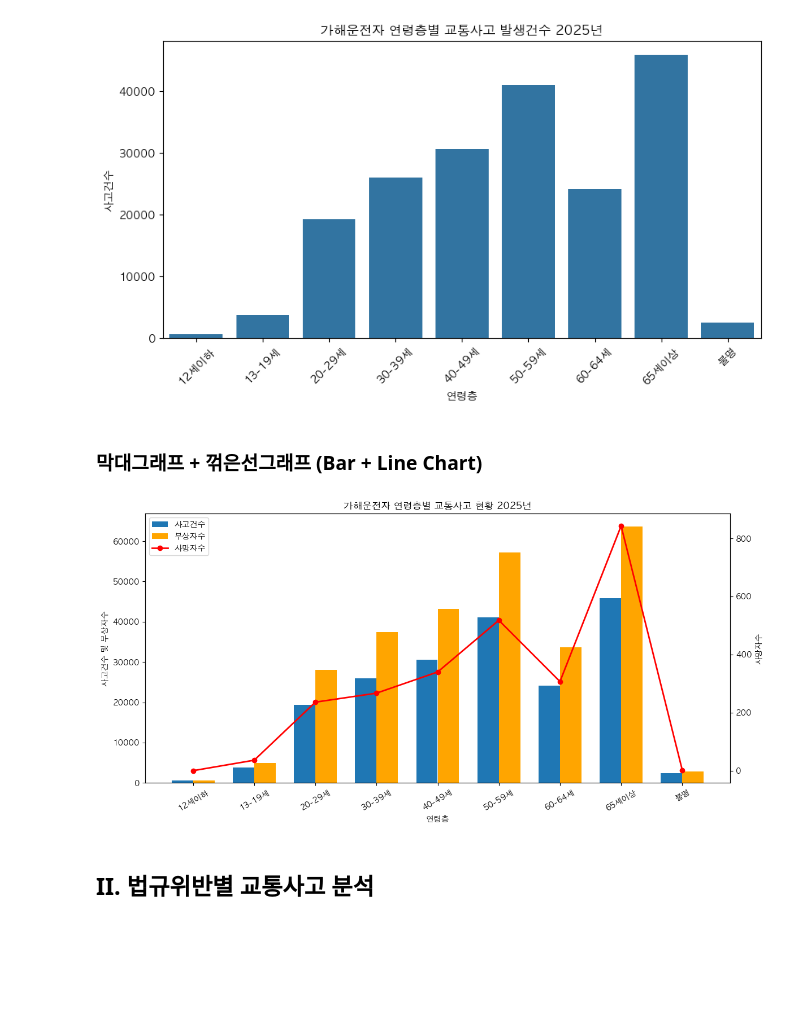
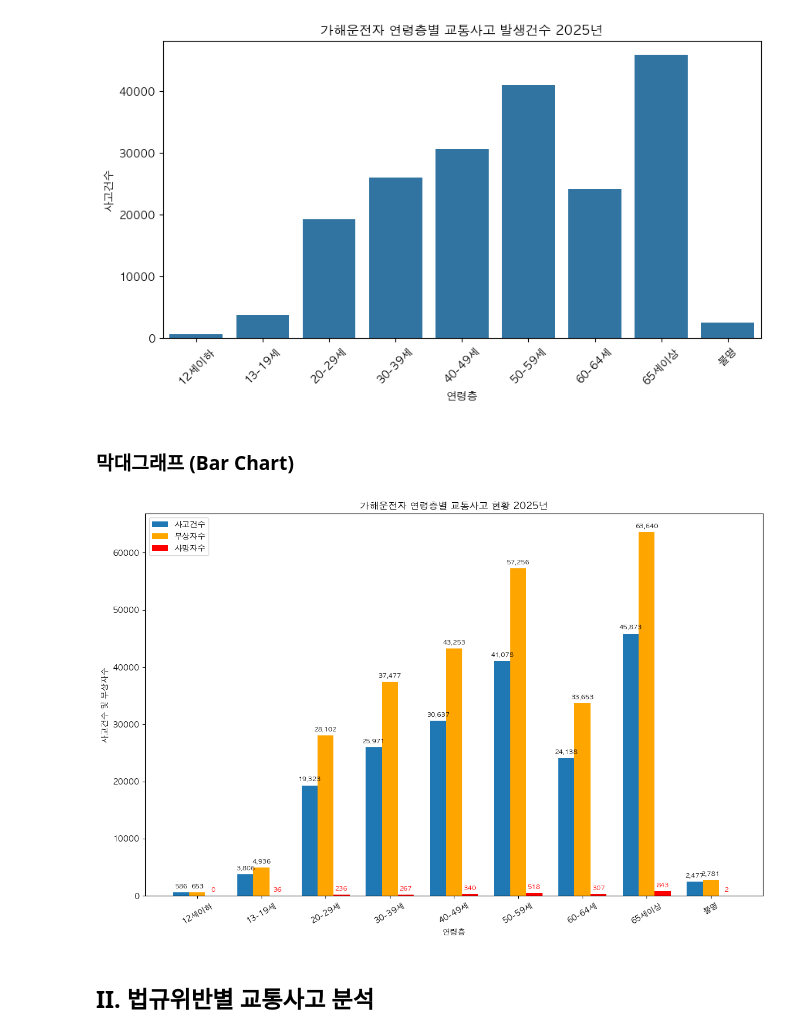
Before and after one commit to thihaoov/Korea-traffic-accident-analysis, a Jupyter notebook: notebooks/06_TAAS_Accident_Analysis.ipynb, the cells around one changed output. Saved outputs shown, nothing was run; the diff lists cells and outputs as text; code cells hidden in the pictures; blank space fills up the shorter version.

```diff
--- a/notebooks/06_TAAS_Accident_Analysis.ipynb
+++ b/notebooks/06_TAAS_Accident_Analysis.ipynb
@@ -56,43 +56,61 @@ plt.show()
 # %% [output]
 [figure]
 # %% [markdown]
-### 막대그래프 + 꺾은선그래프 (Bar + Line Chart)
+### 막대그래프 (Bar Chart)
 # %%
 # 연령층별 교통사고 현황 시각화
 x = np.arange(len(df_age_group))
-width = 0.35
+width = 0.25
 
-fig, ax1 = plt.subplots(figsize=(12, 6))
+fig, ax = plt.subplots(figsize=(12, 8))
 
 # 막대그래프: 사고건수와 부상자수
-ax1.bar(x - width/2, df_age_group['사고건수'],
+ax.bar(x - width, df_age_group['사고건수'],
         width, label='사고건수')
 
-ax1.bar(x + width/2, df_age_group['부상자수'],
+ax.bar(x , df_age_group['부상자수'],
         width, color='orange', label='부상자수')
 
-ax1.set_xlabel('연령층')
-ax1.set_ylabel('사고건수 및 부상자수')
-ax1.set_xticks(x)
-ax1.set_xticklabels(df_age_group['연령층'], rotation=30)
+ax.bar(x + width, df_age_group['사망자수'],
+        width, color='red', label='사망자수')
 
-# 꺾은선그래프: 사망자수
-ax2 = ax1.twinx()
-ax2.plot(x, df_age_group['사망자수'],
-         color='red', marker='o', linewidth=2, label='사망자수')
+ax.set_xlabel('연령층')
+ax.set_ylabel('사고건수 및 부상자수')
+ax.set_xticks(x)
+ax.set_xticklabels(df_age_group['연령층'], rotation=30)
 
-ax2.set_ylabel('사망자수')
+# # 꺾은선그래프: 사망자수
+# ax2 = ax1.twinx()
+# ax2.plot(x, df_age_group['사망자수'],
+#          color='red', marker='o', linewidth=2, label='사망자수')
+
+# ax2.set_ylabel('사망자수')
 
 # 범례 통합
-lines1, labels1 = ax1.get_legend_handles_labels()
-lines2, labels2 = ax2.get_legend_handles_labels()
-ax1.legend(lines1 + lines2, labels1 + labels2, loc='upper left')
+lines1, labels1 = ax.get_legend_handles_labels()
+ax.legend(lines1, labels1, loc='upper left')
+
+# 사고건수 값 표시
+for i, value in enumerate(df_age_group['사고건수']):
+    ax.text(x[i] - width, value + 500, f'{value:,}',
+        ha='center', va='bottom', fontsize=8)
+
+# 부상자수 값 표시
+for i, value in enumerate(df_age_group['부상자수']):
+    ax.text(x[i], value + 500, f'{value:,}',
+             ha='center', va='bottom', fontsize=8)
+
+# 사망자수 값 표시
+for i, value in enumerate(df_age_group['사망자수']):
+    ax.text(x[i] + width, value + 500, f'{value:,}',
+             ha='center', va='bottom', fontsize=8, color='red')
+
 
 plt.title('가해운전자 연령층별 교통사고 현황 2025년')
 plt.tight_layout()
 plt.show()
 # %% [output]
-[figure, old version]
+[figure, new version]
 # %% [markdown]
 ## II. 법규위반별 교통사고 분석
 # %%
```
Also changed, not shown: parts of 7 cells of this notebook, 3 other files.
